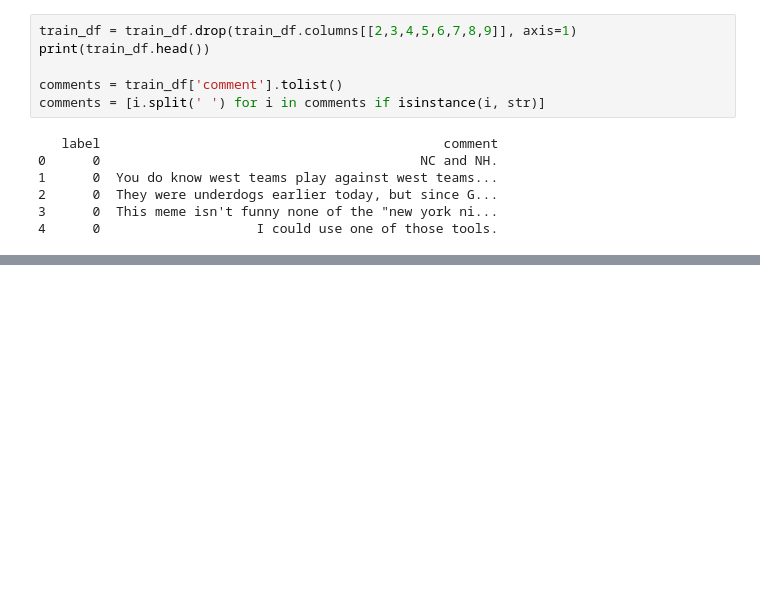
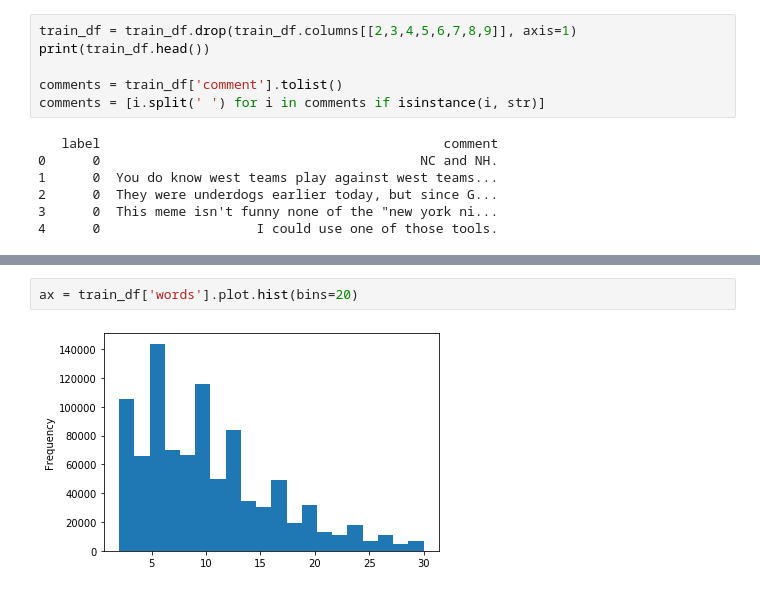
Before and after one commit to succculent/CAIS_Fall2019_FinalProject, a Jupyter notebook: sarcasm.ipynb, the cells around one changed output, grey strips where cells are left out. Saved outputs shown, nothing was run; the diff lists cells and outputs as text; blank space fills up the shorter version.

```diff
--- a/sarcasm.ipynb
+++ b/sarcasm.ipynb
@@ -21,0 +51,4 @@ comments = [i.split(' ') for i in comments if isinstance(i, str)]
+# %%
+ax = train_df['words'].plot.hist(bins=20)
+# %% [output]
+[figure, added]
```
Also changed, not shown: parts of 18 cells of this notebook.
